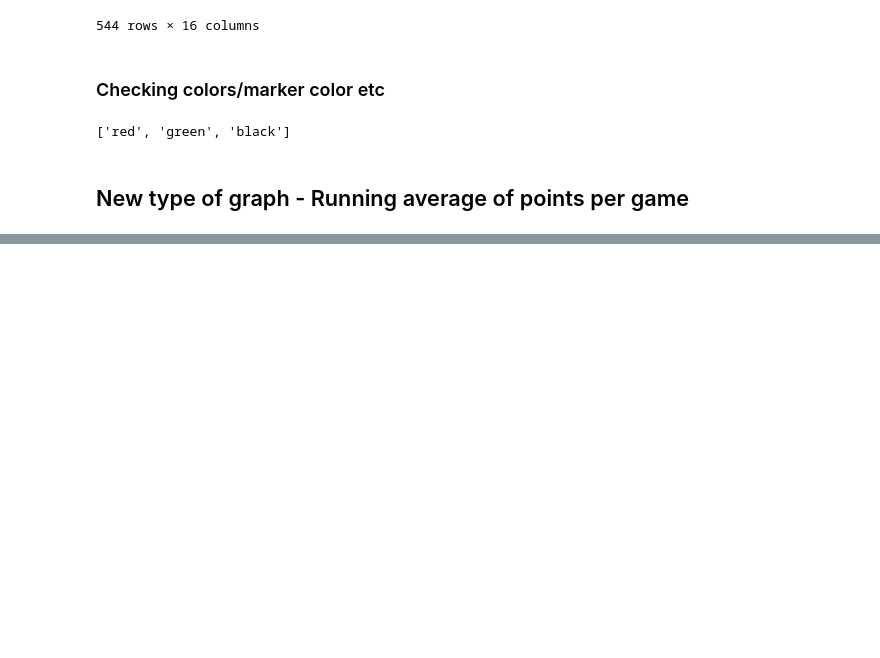
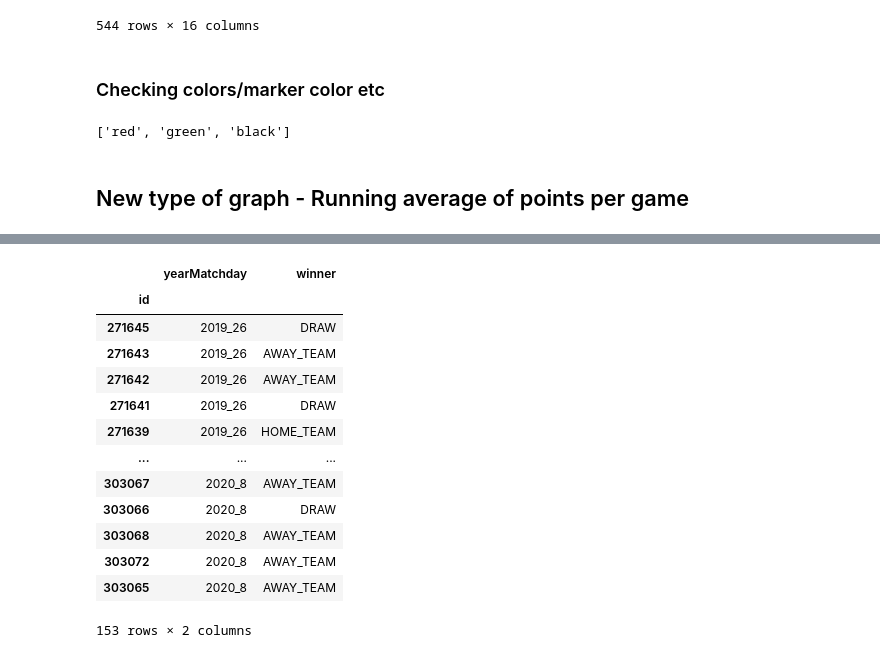
Before and after one commit to rensoostenbach/football-away-games-corona, a Jupyter notebook: Playground.ipynb, the cells around one changed output, grey strips where cells are left out. Cells and saved outputs as stored; diff of their text form; code cells hidden in the pictures; blank space fills up the shorter version.

```diff
--- a/Playground.ipynb
+++ b/Playground.ipynb
@@ -264,0 +295,17 @@ points_df
+# %%
+dff_post[~dff_post['yearMatchday'].isin(dff_pre['yearMatchday'].unique())]
+# %% [output]
+|  | yearMatchday | winner |
+| id |  |  |
+| 271645 | 2019_26 | DRAW |
+| 271643 | 2019_26 | AWAY_TEAM |
+| 271642 | 2019_26 | AWAY_TEAM |
+| 271641 | 2019_26 | DRAW |
+| 271639 | 2019_26 | HOME_TEAM |
+| ... | ... | ... |
+| 303067 | 2020_8 | AWAY_TEAM |
+| 303066 | 2020_8 | DRAW |
+| 303068 | 2020_8 | AWAY_TEAM |
+| 303072 | 2020_8 | AWAY_TEAM |
+| 303065 | 2020_8 | AWAY_TEAM |
+153 rows × 2 columns
```
Also changed, not shown: parts of 9 cells of this notebook.
